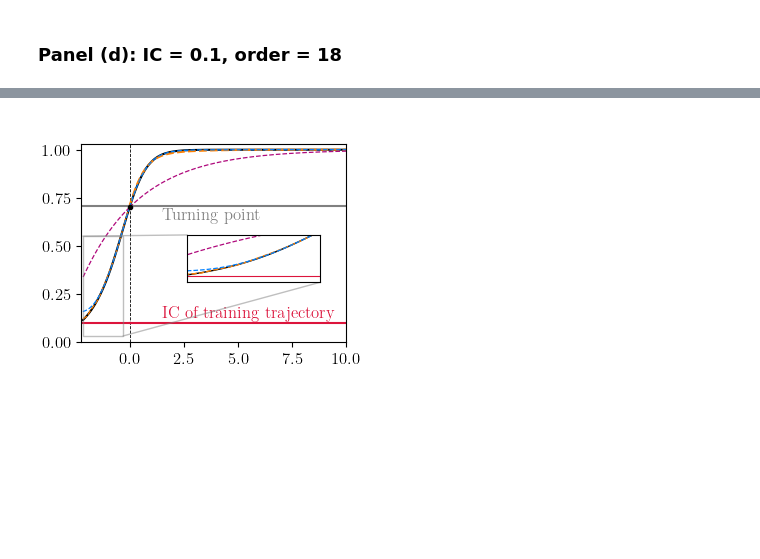
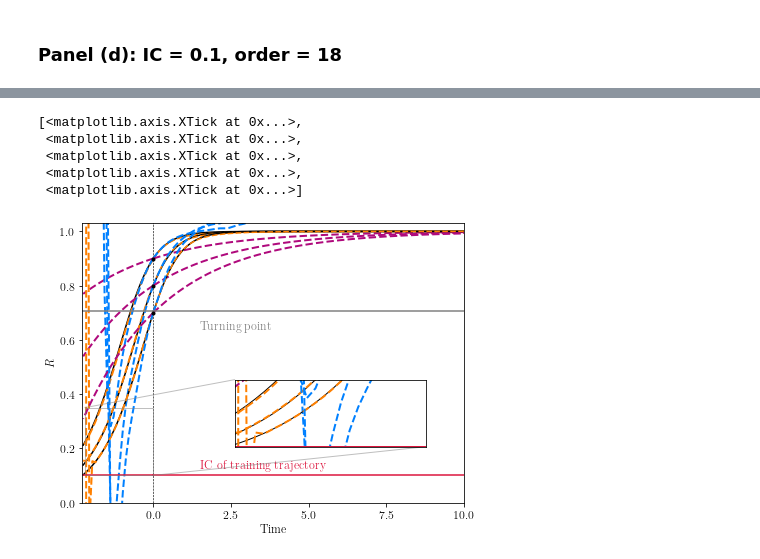
Before and after one commit to haller-group/DataDrivenLinearization, a Jupyter notebook: examples/Example_1_1Dimensional_system.ipynb, the cells around one changed output, grey strips where cells are left out. Saved outputs shown, nothing was run; the diff lists cells and outputs as text; code cells hidden in the pictures; blank space fills up the shorter version.

```diff
--- a/examples/Example_1_1Dimensional_system.ipynb
+++ b/examples/Example_1_1Dimensional_system.ipynb
@@ -612,11 +706,11 @@ dt = teval2[1] - teval2[0]
 # %%
 training_data = [sol_training.y]
 # %%
-order_edmd = 10
-order_ddl = 10
+order_edmd = 18
+order_ddl = 18
 # %%
-d = datadrivenlinearization.DataDrivenLinearization(1, degree = order_ddl)
-d.fit(training_data,  initial_transformation='zero')
+d = DataDrivenLinearization(1, degree = order_ddl)
+d.fit(training_data,  initial_transformation='zero', verbose=True)
 d.fit_inverse(training_data)
 predicted = d.predict(sol_training.y[:,0], teval2.shape[0]-1)
 transformed = d.transform(sol_training.y)
@@ -623,17 +734,16 @@ transformed = d.transform(sol_training.y)
 # %%
-Edmd = datadrivenlinearization.EDMD(training_data, degree = order_edmd)
+Edmd = edmd(training_data, degree = order_edmd)
 nonlinear_features = PolynomialFeatures(degree = order_edmd, include_bias=False).fit_transform(sol_training.y.T)
 # %%
-Dmd = datadrivenlinearization.DMD(training_data)
+Dmd = dmd(training_data)
 # %%
 edmd_inv = np.linalg.inv(Edmd.coef_)
 # %%
 dmd_inv = np.linalg.inv(Dmd.coef_)
 # %%
-%matplotlib widget
 plt.rcParams['text.usetex'] = True
 plt.rcParams.update({'font.size': 12,"font.family": "serif",})
-width = 6.85 / 2
+width = 2 * 6.85 / 2
 ratio = 8/6
 height = width / ratio
 fig = plt.figure(figsize =(width, height))
@@ -641,12 +751,12 @@ ax = fig.add_subplot(111)
 ax.set_xlabel('Time')
 ax.set_ylabel('$R$')
 np.random.seed(3)
-backwardtime_min = -2.25
+backwardtime_min = -2.3
 teval_backward = np.arange(0, backwardtime_min, -dt)
 label = True
 ax.plot([0,0], [0,2], '--', linewidth = 0.6, c='black')
 
-axins = ax.inset_axes([0.4, 0.3, 0.5, 0.24])
+axins = ax.inset_axes([0.4, 0.2, 0.5, 0.24])
 
 errors_ddl_forward = []
 errors_ddl_backward = []
@@ -674,12 +784,12 @@ for ic in ics:
 
     ax.plot(teval2,  1+sol_forward.y[0,:],  '-', linewidth = 1.5, c= 'black')
 
-    invtransformed_backward = d.inverse_transform(backwardsol.y.reshape(1,-1))
-    invtransformed_forward = d.inverse_transform(forwardsol.y.reshape(1,-1))
+    invtransformed_backward = d.inverse_transform(backwardsol.y.reshape(1,-1)).T
+    invtransformed_forward = d.inverse_transform(forwardsol.y.reshape(1,-1)).T
     if label:
-        ax.plot(teval_backward, 1+invtransformed_backward[0,:], '--', linewidth = 0.9,c=colors[1], label = 'DDL')
+        ax.plot(teval_backward, 1+invtransformed_backward[0,:], '--', linewidth = 2,c=colors[1], label = 'DDL')
     else:
-        ax.plot(teval_backward, 1+invtransformed_backward[0,:], '--',linewidth = 0.9, c=colors[1])
+        ax.plot(teval_backward, 1+invtransformed_backward[0,:], '--',linewidth = 2, c=colors[1])
     ax.plot(teval2, 1+invtransformed_forward[0,:], '--', c=colors[1])
 
 
@@ -709,19 +819,19 @@ for ic in ics:
 
     if label:
 
-        ax.plot(teval2, 1+predicted_edmd_forward[:,0], '--', linewidth = 0.9, c=colors[0], label = 'EDMD')
+        ax.plot(teval2, 1+predicted_edmd_forward[:,0], '--', linewidth = 2, c=colors[0], label = 'EDMD')
     else:
-        ax.plot(teval2, 1+predicted_edmd_forward[:,0], '--',linewidth = 0.9, c=colors[0])
+        ax.plot(teval2, 1+predicted_edmd_forward[:,0], '--',linewidth = 2, c=colors[0])
 
 
     if label:
-        ax.plot(teval2, 1+predicted_dmd_forward[:,0], '--',linewidth = 0.9, c=colors[2], label = 'DMD')
+        ax.plot(teval2, 1+predicted_dmd_forward[:,0], '--',linewidth = 2, c=colors[2], label = 'DMD')
     else:
-        ax.plot(teval2, 1+predicted_dmd_forward[:,0], '--',linewidth = 0.9, c=colors[2])
+        ax.plot(teval2, 1+predicted_dmd_forward[:,0], '--',linewidth = 2, c=colors[2])
 
-    ax.plot(teval_backward, 1+predicted_dmd_backward[:,0], '--',linewidth = 0.9, c=colors[2])
+    ax.plot(teval_backward, 1+predicted_dmd_backward[:,0], '--',linewidth = 2, c=colors[2])
 
-    ax.plot(teval_backward, 1+predicted_edmd_backward[:,0], '--',linewidth = 0.9, c=colors[0])
+    ax.plot(teval_backward, 1+predicted_edmd_backward[:,0], '--',linewidth = 2, c=colors[0])
     label = False
 #    ax.plot(0, 1+sol_forward.y[0,0],'.', c='black', markersize = 6)
 
@@ -740,6 +850,7 @@ ax.text(1.5, training_ic + 0.025, "IC of training trajectory", color= 'crimson')
 ax.text(1.5, np.sqrt(2)/2 - 0.07, "Turning point", color= 'grey')
 ax.set_ylim(0.0, 1.03)
 
+#ax.legend(fontsize = 9, ncols=2)
 ax.set_xlim(backwardtime_min, 10)
 
 for ic in ics:
@@ -757,44 +868,49 @@ for ic in ics:
 
     axins.plot(teval2,  1+sol_forward.y[0,:],  '-', linewidth = 1, c= 'black')
 
-    invtransformed_backward = d.inverse_transform(backwardsol.y.reshape(1,-1))
-    invtransformed_forward = d.inverse_transform(forwardsol.y.reshape(1,-1))
+    invtransformed_backward = d.inverse_transform(backwardsol.y.reshape(1,-1)).T
+    invtransformed_forward = d.inverse_transform(forwardsol.y.reshape(1,-1)).T
 
-    axins.plot(teval_backward, 1+invtransformed_backward[0,:], '--', linewidth = 1, c=colors[1], label = 'DDL')
-    axins.plot(teval2, 1+invtransformed_forward[0,:], '--',  linewidth = 1, c=colors[1])
+    axins.plot(teval_backward, 1+invtransformed_backward[0,:], '--', linewidth = 2, c=colors[1], label = 'DDL')
+    axins.plot(teval2, 1+invtransformed_forward[0,:], '--',  linewidth = 2, c=colors[1])
     predicted_edmd_backward = np.array(iterate_backward(nonlinear_features[0,:] ,
                                                         edmd_inv,
                                                         teval_backward.shape[0]-1 ))
     predicted_edmd_forward = np.array(iterate(nonlinear_features[0,:],
                                               Edmd.coef_,
                                               teval2.shape[0]-1))
 
     predicted_dmd_backward = np.array(iterate_backward(sol_forward.y[0,0].reshape(-1,1) ,
                                                         dmd_inv,
                                                         teval_backward.shape[0]-1 ))
     predicted_dmd_forward = np.array(iterate(sol_forward.y[0,0].reshape(-1,1),
                                               Dmd.coef_,
                                               teval2.shape[0]-1))
 
-    axins.plot(teval2, 1+predicted_edmd_forward[:,0], '--',  linewidth = 0.9, c=colors[0], label = 'EDMD')
-    axins.plot(teval2, 1+predicted_dmd_forward[:,0], '--',  linewidth = 0.9, c=colors[2], label = 'DMD')
-    axins.plot(teval_backward, 1+predicted_dmd_backward[:,0], '--', linewidth = 0.9,  c=colors[2])
+    axins.plot(teval2, 1+predicted_edmd_forward[:,0], '--',  linewidth = 2, c=colors[0], label = 'EDMD')
+    axins.plot(teval2, 1+predicted_dmd_forward[:,0], '--',  linewidth = 2, c=colors[2], label = 'DMD')
+    axins.plot(teval_backward, 1+predicted_dmd_backward[:,0], '--', linewidth = 2,  c=colors[2])
 
-    axins.plot(teval_backward, 1+predicted_edmd_backward[:,0], '--', linewidth = 0.9,  c=colors[0])
+    axins.plot(teval_backward, 1+predicted_edmd_backward[:,0], '--', linewidth = 2,  c=colors[0])
     axins.plot(0, 1+sol_forward.y[0,0],'.', c='black', markersize = 6)
 
-axins.plot(teval_backward, teval_backward*0 + training_ic, '-', linewidth = 0.8, c='crimson')
+axins.plot(teval_backward, teval_backward*0 + training_ic, '-', linewidth = 2, c='crimson')
 
 #axins.set_ylim(0.89, 1.001)
 #axins.set_xlim(0.1, 1.5)
-axins.set_ylim(0.03, 0.55)
-axins.set_xlim(-2.16, -.3)
+axins.set_ylim(0.1, 0.35)
+axins.set_xlim(-2.2, -0.01)
 
 
 axins.set_xticks([])
 axins.set_yticks([])
 ax.indicate_inset_zoom(axins)
 ax.set_xticks([0., 2.5, 5., 7.5, 10.])
-plt.savefig('../figures_paper/fig_1dim_ddl_%s_%s.pdf' %(order_ddl, training_ic), bbox_inches='tight')
+#plt.savefig('../figures_paper/fig_1dim_ddl_%s_%s.pdf' %(order_ddl, training_ic), bbox_inches='tight')
 # %% [output]
+[<matplotlib.axis.XTick at 0x...>,
+ <matplotlib.axis.XTick at 0x...>,
+ <matplotlib.axis.XTick at 0x...>,
+ <matplotlib.axis.XTick at 0x...>,
+ <matplotlib.axis.XTick at 0x...>]
-[figure, old version]
+[figure, new version]
```
Also changed, not shown: parts of 22 cells of this notebook, 4 other files.
